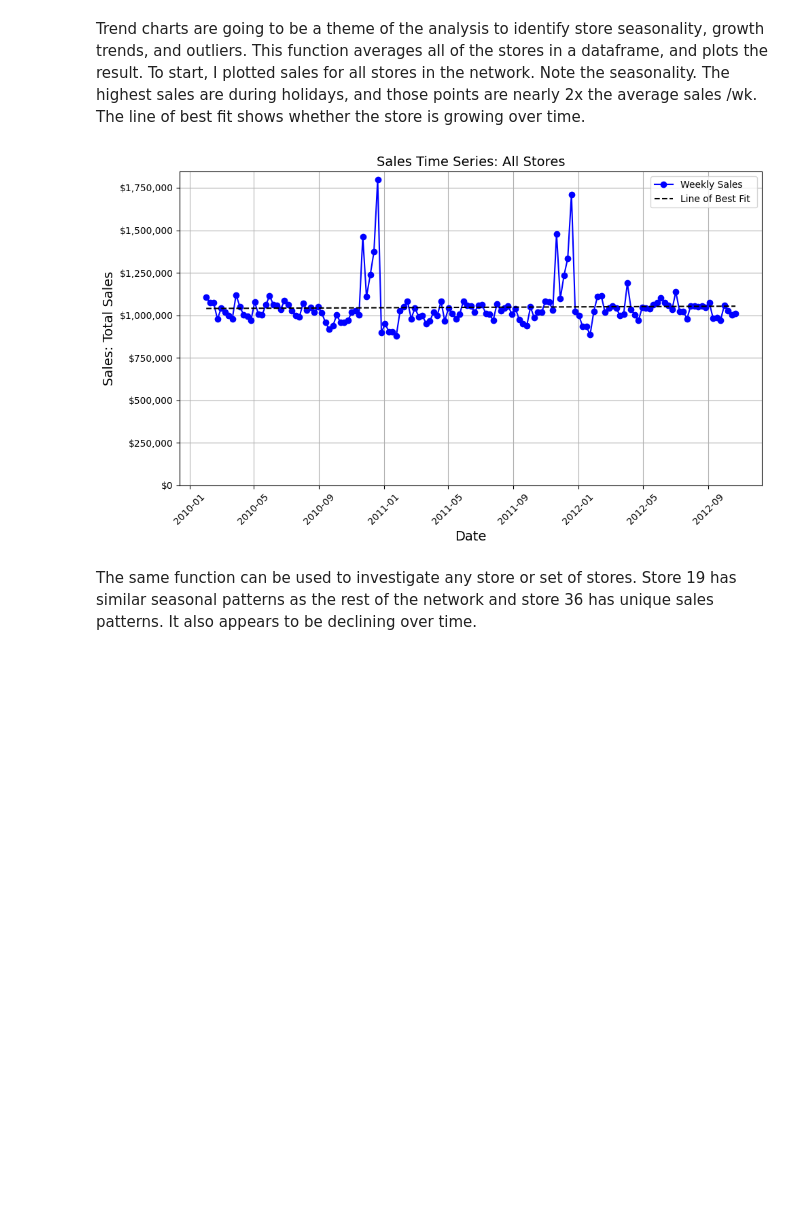
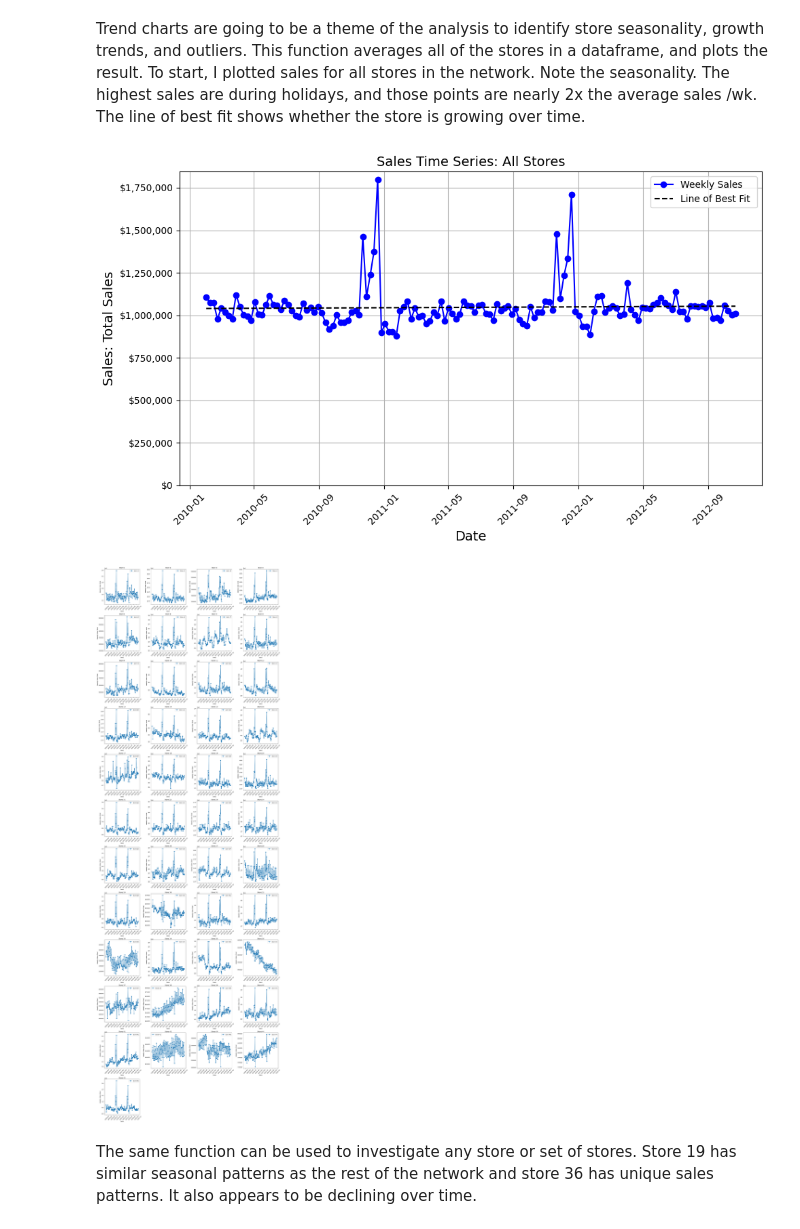
Before and after one commit to jcampbell542/Code-for-nulltest-projects, a Jupyter notebook: Test_Learn_afterloss.ipynb, the cells around one changed output. Drawn from its saved outputs; the diff is of its cells as text; code cells hidden in the pictures; blank space fills up the shorter version.

Commit message:
Update Test_Learn_afterloss.ipynb
added mosaic of trend charts

```diff
--- a/Test_Learn_afterloss.ipynb
+++ b/Test_Learn_afterloss.ipynb
@@ -134,33 +140,79 @@ def trend_chart(sales_dataframe, category, store_set, trend_line=False, index_va
     if trend_line:
         weekly_sales['Date_num'] = pd.to_numeric(weekly_sales['Date'])
         coefficients = np.polyfit(weekly_sales['Date_num'], weekly_sales['Weekly_Sales'], 1)
         poly = np.poly1d(coefficients)
         weekly_sales['Trendline'] = poly(weekly_sales['Date_num'])
 
     # Plotting
     plt.figure(figsize=(10, 6))
     plt.plot(weekly_sales['Date'], weekly_sales['Weekly_Sales'], label = 'Weekly Sales', color='blue', marker='o', linestyle='-')
     if trend_line:
         plt.plot(weekly_sales['Date'], weekly_sales['Trendline'], label='Line of Best Fit ', linestyle='--', color='black')
     plt.title(f"Sales Time Series: {store_set}", fontsize=14)
     plt.xlabel("Date", fontsize=14)
     plt.ylabel(f"Sales: {category}", fontsize=14)
     plt.xticks(rotation=45)
     plt.legend()
     plt.grid(True)
 
     # Ensure y-axis displays integer values with dollar signs
     ax = plt.gca()
     if not index_value:
         ax.set_ylim(bottom=0)
         ax.yaxis.set_major_formatter(FuncFormatter(lambda x, _: f'${int(x):,}'))
     plt.tight_layout()
     plt.show()
 
+
+
+def multiple_trend_charts(dataframe, plots_per_row=4):
+    # Ensure the DataFrame has the necessary columns
+    if 'Store' not in dataframe.columns or 'Date' not in dataframe.columns or 'Weekly_Sales' not in dataframe.columns:
+        raise ValueError("DataFrame must contain 'Store', 'Date', and 'Weekly_Sales' columns.")
+
+    # Convert 'Date' column to datetime if it's not already
+    if not pd.api.types.is_datetime64_any_dtype(dataframe['Date']):
+        dataframe['Date'] = pd.to_datetime(dataframe['Date'])
+
+    # Get unique stores
+    stores = dataframe['Store'].unique()
+
+    # Number of plots
+    num_stores = len(stores)
+    num_rows = (num_stores + plots_per_row - 1) // plots_per_row  # Calculate the number of rows needed
+
+    # Create subplots
+    fig, axes = plt.subplots(num_rows, plots_per_row, figsize=(20, num_rows * 5))
+    axes = axes.flatten()  # Flatten the axes array for easy iteration
+
+    for idx, store in enumerate(stores):
+        ax = axes[idx]
+        store_data = dataframe[dataframe['Store'] == store]
+        ax.plot(store_data['Date'], store_data['Weekly_Sales'], marker='o', linestyle='-', label=f'Store {store}')
+        ax.set_title(f'Store {store}', fontsize=12)
+        ax.set_xlabel('Date', fontsize=10)
+        ax.set_ylabel('Weekly Sales Total', fontsize=10)
+        ax.xaxis.set_major_locator(mdates.MonthLocator(interval=3))
+        ax.xaxis.set_major_formatter(mdates.DateFormatter('%Y-%m'))
+        ax.tick_params(axis='x', rotation=45)
+        ax.legend()
+
+    # Hide any empty subplots
+    for idx in range(num_stores, len(axes)):
+        fig.delaxes(axes[idx])
+
+    plt.tight_layout()
+    plt.show()
+
+
 #trend chart of average total store sales time series
 trend_chart(total_store_sales, "Total Sales", "All Stores", trend_line=True, index_value=False)
+
+#print individual trend charts for each store
+multiple_trend_charts(total_store_sales, 4)
 # %% [output]
 [figure]
+[figure, added]
 # %% [markdown]
 The same function can be used to investigate any store or set of stores. Store 19 has similar seasonal patterns as the rest of the network
 and store 36 has unique sales patterns.  It also appears to be declining over time.
```
Also changed, not shown: parts of 3 cells of this notebook.
